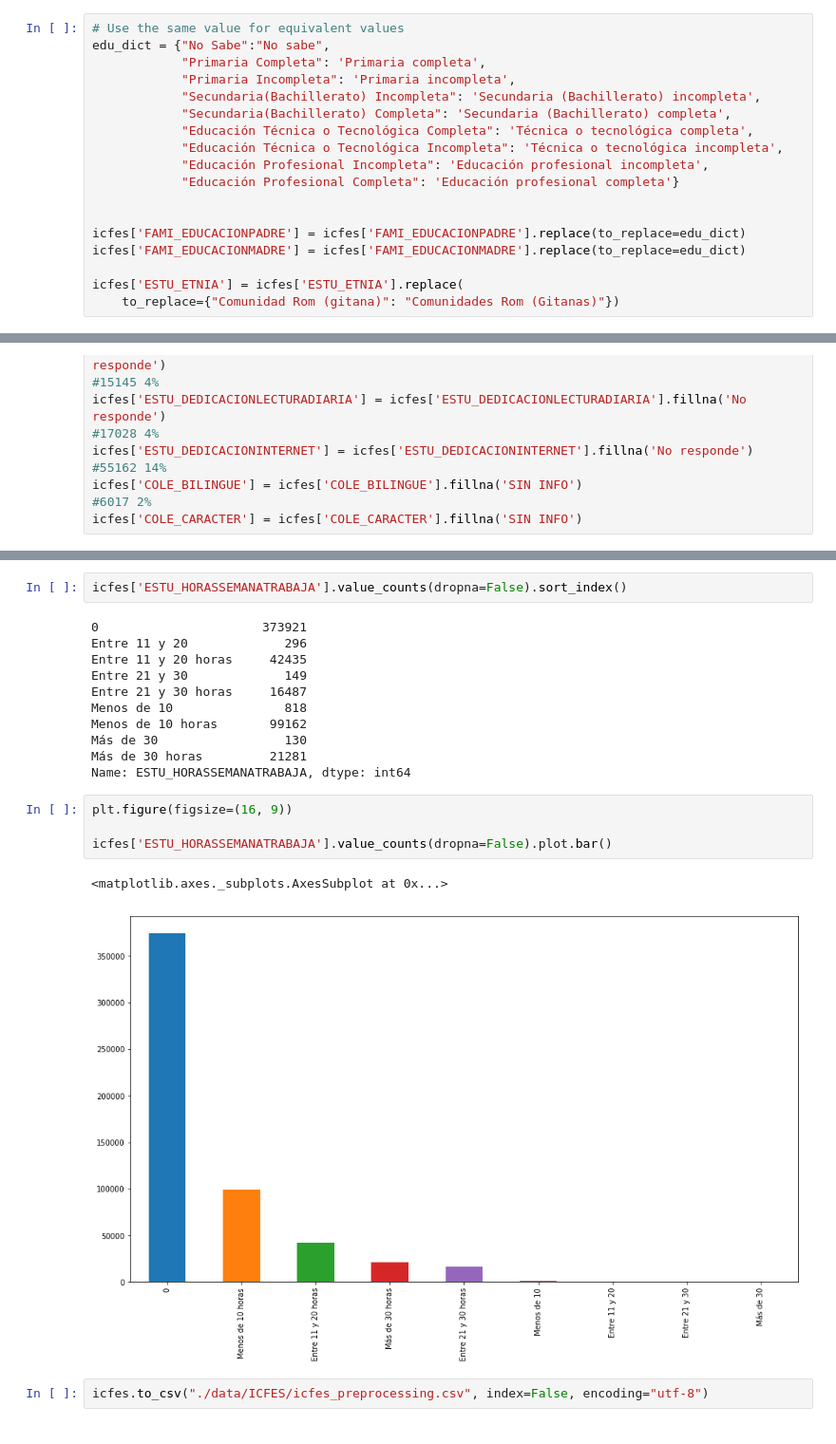
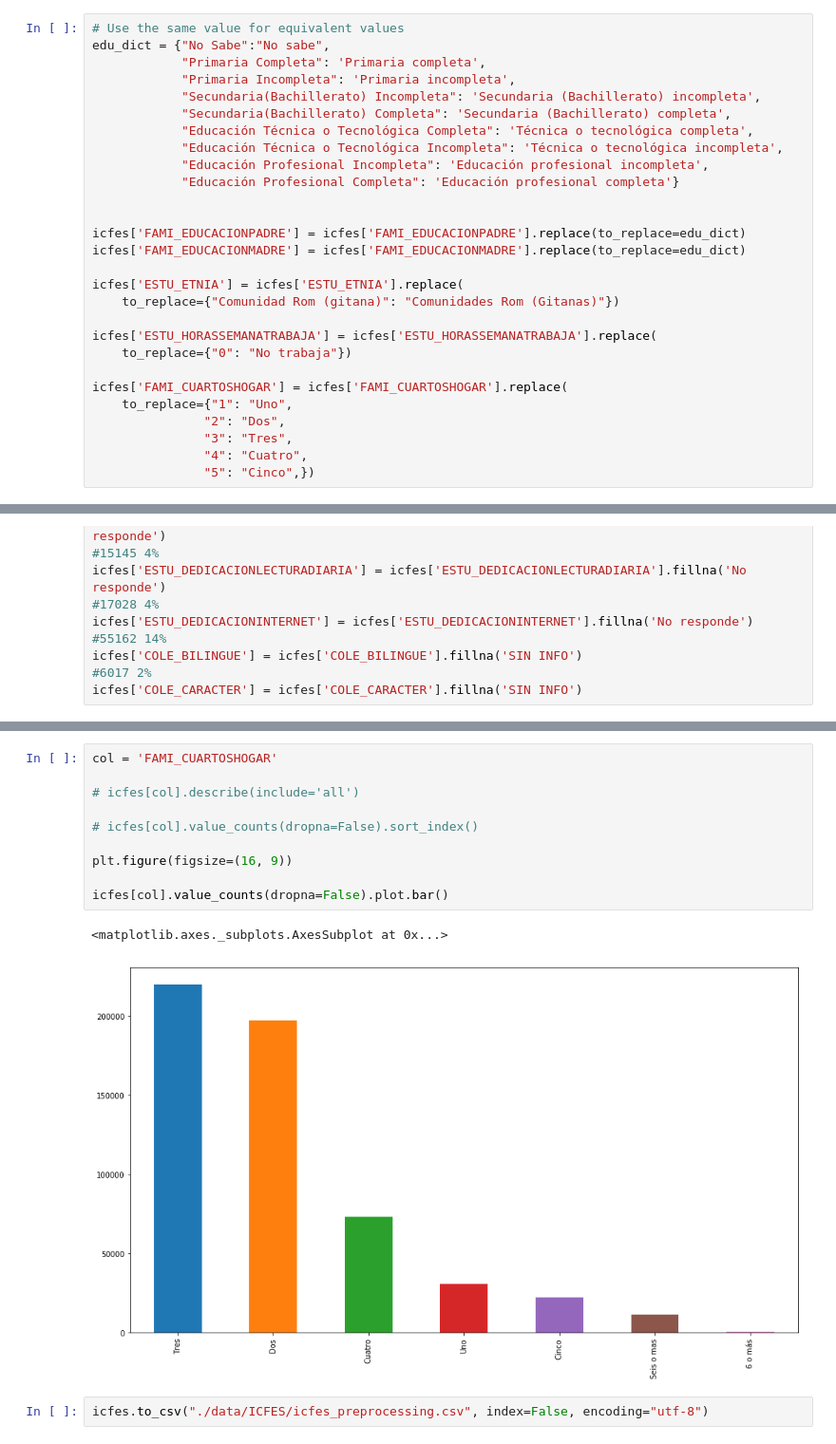
Before and after one commit to ingJSNA/dataMining2018, a Jupyter notebook: ICFES Preprocessing.ipynb, the cells around one changed output, grey strips where cells are left out. Shown at 95% size. Saved outputs shown, nothing was run; the diff lists cells and outputs as text.

```diff
--- a/ICFES Preprocessing.ipynb
+++ b/ICFES Preprocessing.ipynb
@@ -63,6 +63,16 @@ icfes['FAMI_EDUCACIONMADRE'] = icfes['FAMI_EDUCACIONMADRE'].replace(to_replace=e
 
 icfes['ESTU_ETNIA'] = icfes['ESTU_ETNIA'].replace(
     to_replace={"Comunidad Rom (gitana)": "Comunidades Rom (Gitanas)"})
+
+icfes['ESTU_HORASSEMANATRABAJA'] = icfes['ESTU_HORASSEMANATRABAJA'].replace(
+    to_replace={"0": "No trabaja"})
+
+icfes['FAMI_CUARTOSHOGAR'] = icfes['FAMI_CUARTOSHOGAR'].replace(
+    to_replace={"1": "Uno",
+               "2": "Dos",
+               "3": "Tres",
+               "4": "Cuatro",
+               "5": "Cinco",})
 # %%
 # Fix capitalization
 def capitalize(df, columns):
@@ -254,22 +256,15 @@ Name: ESTU_HORASSEMANATRABAJA, dtype: object
-# %%
-icfes['ESTU_HORASSEMANATRABAJA'].value_counts(dropna=False).sort_index()
-# %% [output]
-0                      373921
-Entre 11 y 20             296
-Entre 11 y 20 horas     42435
-Entre 21 y 30             149
-Entre 21 y 30 horas     16487
-Menos de 10               818
-Menos de 10 horas       99162
-Más de 30                 130
-Más de 30 horas         21281
-Name: ESTU_HORASSEMANATRABAJA, dtype: int64
 # %%
+col = 'FAMI_CUARTOSHOGAR'
+
+# icfes[col].describe(include='all')
+
+# icfes[col].value_counts(dropna=False).sort_index()
+
 plt.figure(figsize=(16, 9))
 
-icfes['ESTU_HORASSEMANATRABAJA'].value_counts(dropna=False).plot.bar()
+icfes[col].value_counts(dropna=False).plot.bar()
 # %% [output]
 <matplotlib.axes._subplots.AxesSubplot at 0x...>
-[figure, old version]
+[figure, new version]
 # %%
 icfes.to_csv("./data/ICFES/icfes_preprocessing.csv", index=False, encoding="utf-8")
```
Also changed, not shown: parts of 2 cells of this notebook, 1 other file.
